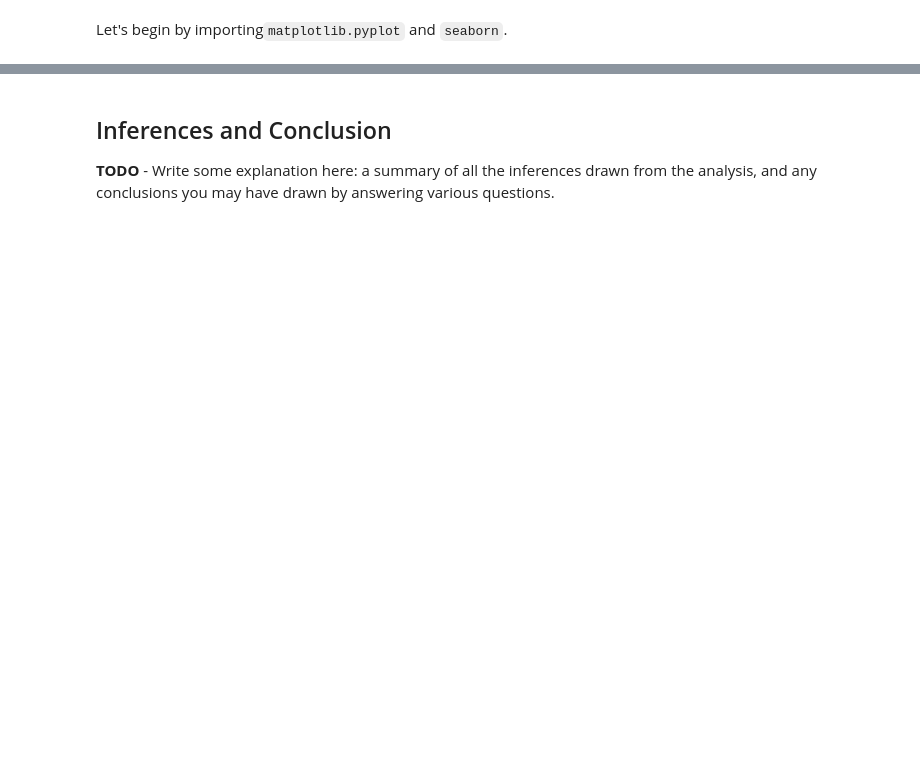
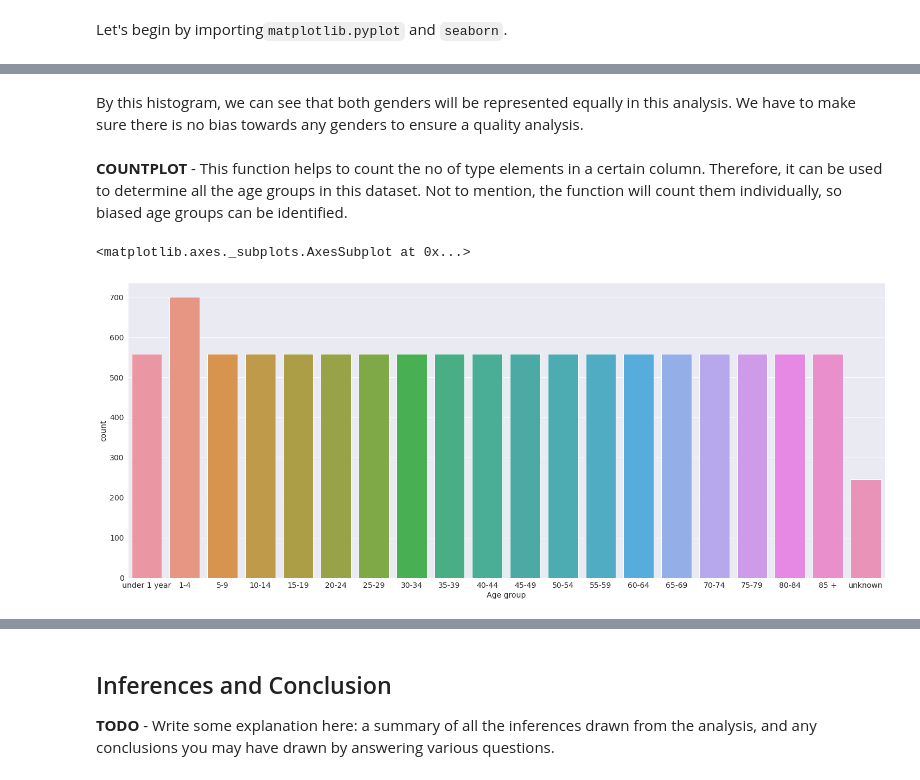
Before and after one commit to Terence172/FirstR, a Jupyter notebook: Pixelated_Assignment_Pandas.ipynb, the cells around one changed output, grey strips where cells are left out. Saved outputs shown, nothing was run; the diff lists cells and outputs as text; code cells hidden in the pictures; blank space fills up the shorter version.

```diff
--- a/Pixelated_Assignment_Pandas.ipynb
+++ b/Pixelated_Assignment_Pandas.ipynb
@@ -191,0 +277,11 @@ TODO - write some explanation here.
+# %% [markdown]
+By this histogram, we can see that both genders will be represented equally in this analysis. We have to make sure there is no bias towards any genders to ensure a quality analysis.
+# %% [markdown]
+**COUNTPLOT** - This function helps to count the no of type elements in a certain column. Therefore, it can be used to determine all the age groups in this dataset. Not to mention, the function will count them individually, so biased age groups can be identified.
+# %%
+#Setting the figure dimensions
+fig, ax = plt.subplots(figsize=(25, 10))
+sns.countplot(data=df, x='Age group')
+# %% [output]
+<matplotlib.axes._subplots.AxesSubplot at 0x...>
+[figure, added]
```
Also changed, not shown: parts of 100 cells of this notebook.
